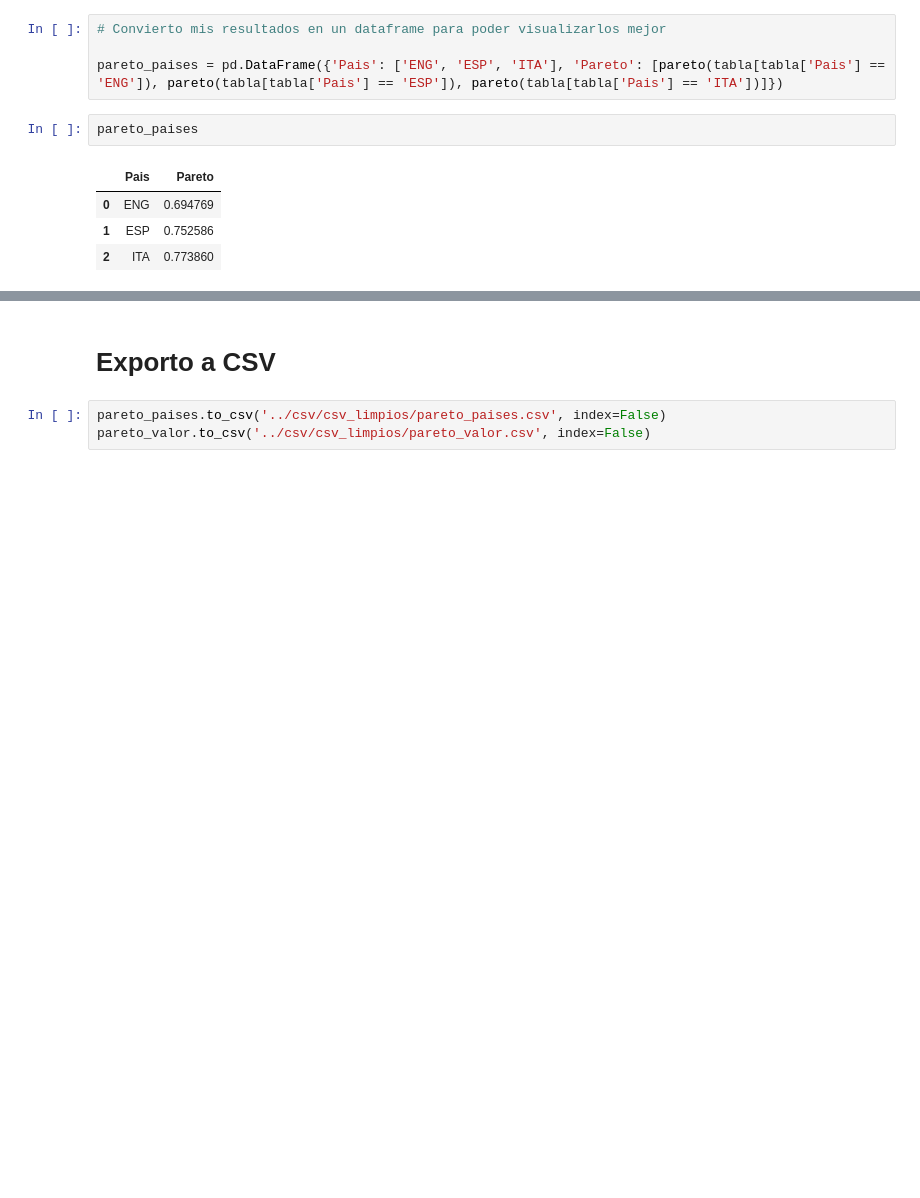
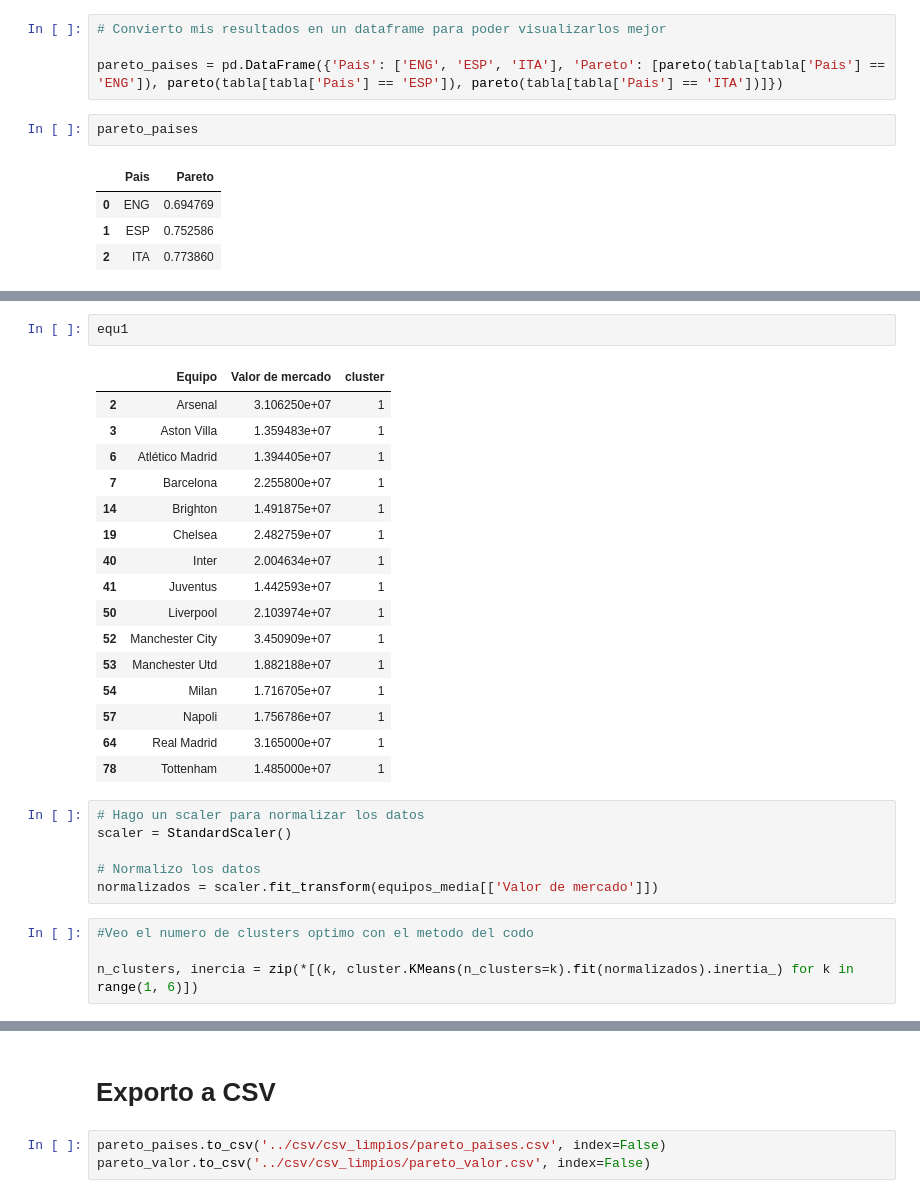
Before and after one commit to Matimengot/Proyecto-Final, a Jupyter notebook: Estadistica/analisis.ipynb, the cells around one changed output, grey strips where cells are left out. Saved outputs shown, nothing was run; the diff lists cells and outputs as text; blank space fills up the shorter version.

```diff
--- a/Estadistica/analisis.ipynb
+++ b/Estadistica/analisis.ipynb
@@ -91,0 +137,29 @@ pareto_paises
+# %%
+equ1
+# %% [output]
+|  | Equipo | Valor de mercado | cluster |
+| 2 | Arsenal | 3.106250e+07 | 1 |
+| 3 | Aston Villa | 1.359483e+07 | 1 |
+| 6 | Atlético Madrid | 1.394405e+07 | 1 |
+| 7 | Barcelona | 2.255800e+07 | 1 |
+| 14 | Brighton | 1.491875e+07 | 1 |
+| 19 | Chelsea | 2.482759e+07 | 1 |
+| 40 | Inter | 2.004634e+07 | 1 |
+| 41 | Juventus | 1.442593e+07 | 1 |
+| 50 | Liverpool | 2.103974e+07 | 1 |
+| 52 | Manchester City | 3.450909e+07 | 1 |
+| 53 | Manchester Utd | 1.882188e+07 | 1 |
+| 54 | Milan | 1.716705e+07 | 1 |
+| 57 | Napoli | 1.756786e+07 | 1 |
+| 64 | Real Madrid | 3.165000e+07 | 1 |
+| 78 | Tottenham | 1.485000e+07 | 1 |
+# %%
+# Hago un scaler para normalizar los datos
+scaler = StandardScaler()
+
+# Normalizo los datos
+normalizados = scaler.fit_transform(equipos_media[['Valor de mercado']])
+# %%
+#Veo el numero de clusters optimo con el metodo del codo
+
+n_clusters, inercia = zip(*[(k, cluster.KMeans(n_clusters=k).fit(normalizados).inertia_) for k in range(1, 6)])
```
Also changed, not shown: parts of 21 cells of this notebook.
